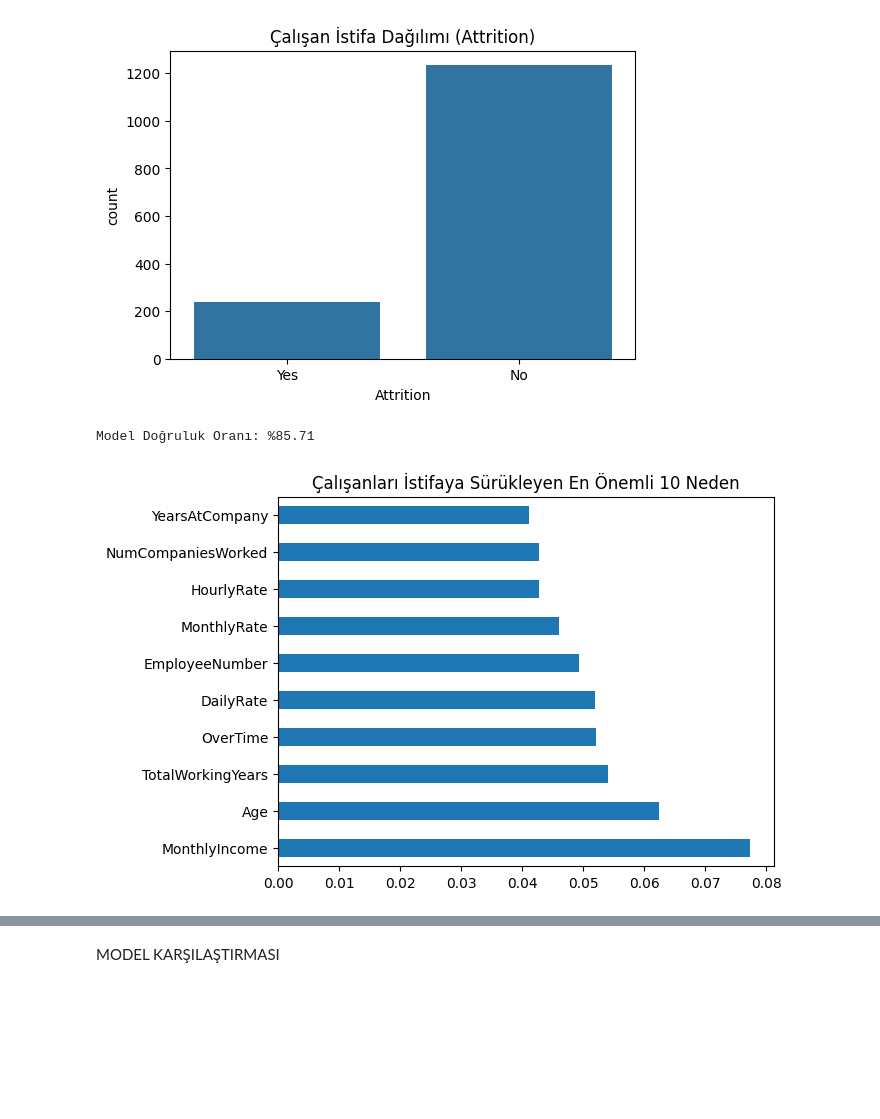
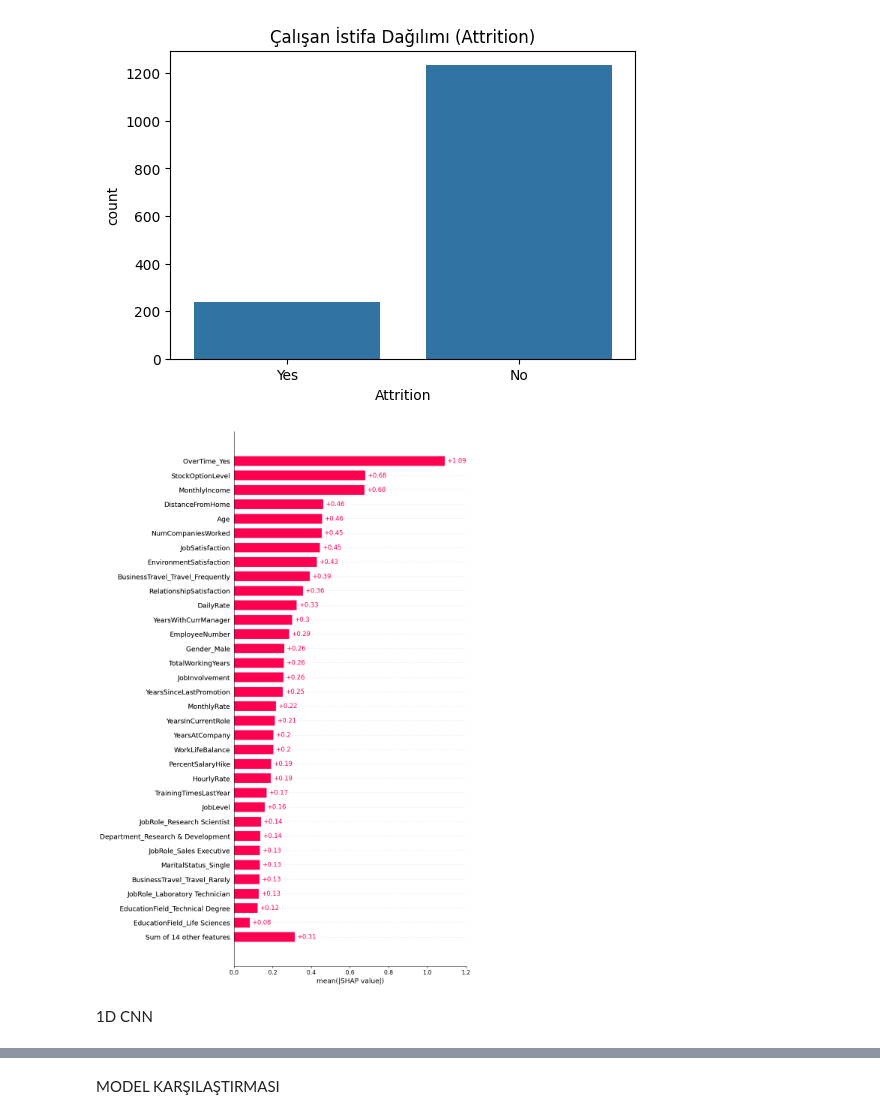
Before and after one commit to drmsbgr/employee-attrition, a Jupyter notebook: Employee_Attrition.ipynb, the cells around one changed output, grey strips where cells are left out. Drawn from its saved outputs; the diff is of its cells as text; code cells hidden in the pictures; blank space fills up the shorter version.

```diff
--- a/Employee_Attrition.ipynb
+++ b/Employee_Attrition.ipynb
@@ -53,36 +53,24 @@ Veri Seti Boyutu: (1470, 35)
 --- Eksik Veri Sayısı ---
 0
 [figure]
-# %%
-# --- Random Forest ile model oluşturulacak ---
-
-# Kategorik verileri sayısal veriye çevirme (Basit yöntem)
-from sklearn.preprocessing import LabelEncoder
-for column in df.columns:
-    if df[column].dtype == object:
-        le = LabelEncoder()
-        df[column] = le.fit_transform(df[column])
-
-# Hedef ve Özelliklerin Ayrılması
-X = df.drop('Attrition', axis=1) # Attrition dışındaki her şey özellik
-y = df['Attrition'] # Tahmin edilecek sütun
-
-# Eğitim ve Test Seti
-X_train, X_test, y_train, y_test = train_test_split(X, y, test_size=0.3, random_state=42)
-
-# Model Eğitimi (Random Forest)
-model = RandomForestClassifier(n_estimators=100, random_state=42)
-model.fit(X_train, y_train)
-
-# Tahmin ve Skor
-score = model.score(X_test, y_test)
-print(f"Model Doğruluk Oranı: %{score*100:.2f}")
-
-# HANGİ ÖZELLİK DAHA ÖNEMLİ? (Feature Importance)
-importances = pd.Series(model.feature_importances_, index=X.columns)
-importances.nlargest(10).plot(kind='barh') # En önemli 10 nedeni çiz
-plt.title("Çalışanları İstifaya Sürükleyen En Önemli 10 Neden")
-plt.show()
-# %% [output]
-Model Doğruluk Oranı: %85.71
-[figure, removed]
+# %%
+import pandas as pd
+import xgboost as xgb
+import shap
+
+# Veriyi hazırlama (Kategorik değişkenleri sayısallaştırma)
+df_other = pd.get_dummies(df, drop_first=True)
+X = df_other.drop('Attrition_Yes', axis=1)
+y = df_other['Attrition_Yes']
+
+# Model eğitimi
+model = xgb.XGBClassifier().fit(X, y)
+
+# SHAP Değerlerinin Hesaplanması
+explainer = shap.TreeExplainer(model)
+shap_values_all = explainer(X)
+shap.plots.bar(shap_values_all, max_display=34)
+# %% [output]
+[figure, added]
+# %% [markdown]
+1D CNN
```
Also changed, not shown: parts of 5 cells of this notebook.
